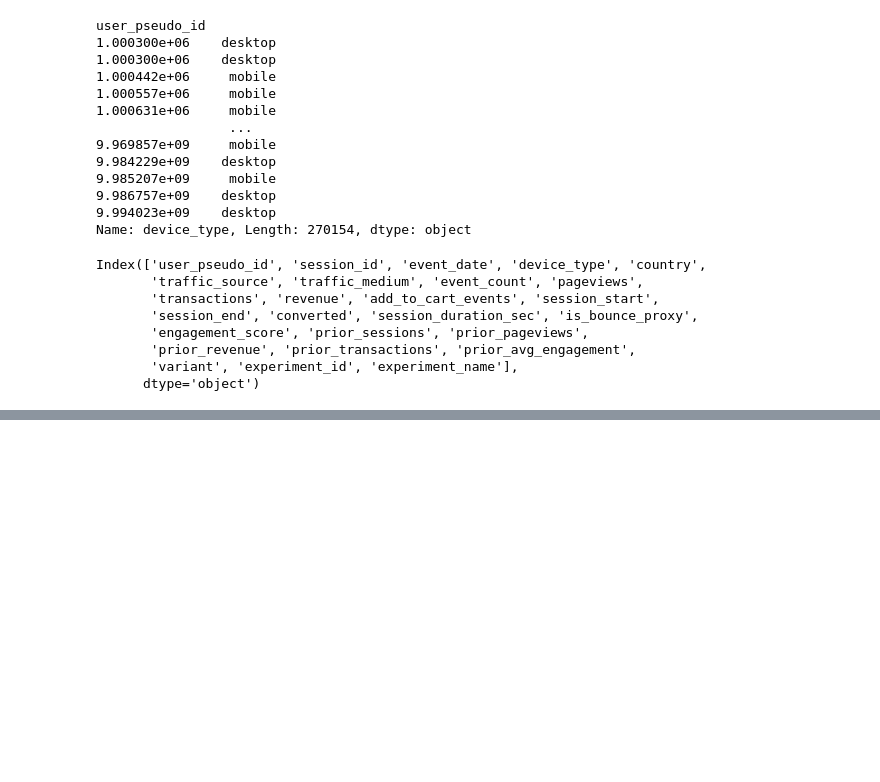
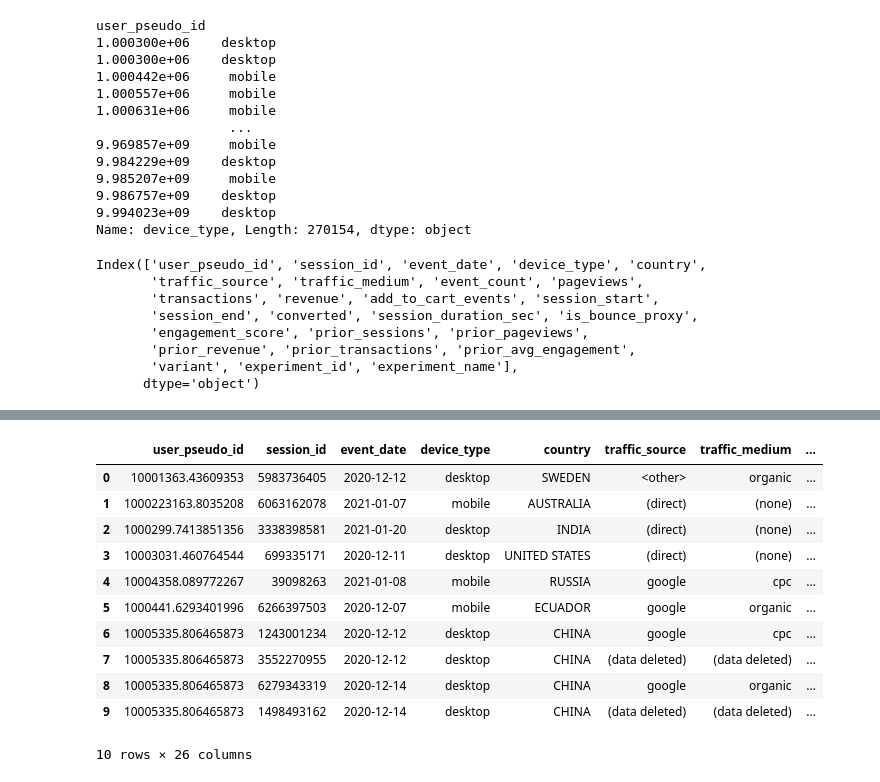
Before and after one commit to c0linhu1/LiftLab, a Jupyter notebook: exploring.ipynb, the cells around one changed output, grey strips where cells are left out. Drawn from its saved outputs; the diff is of its cells as text; code cells hidden in the pictures; blank space fills up the shorter version.

```diff
--- a/exploring.ipynb
+++ b/exploring.ipynb
@@ -205,0 +214,2 @@ Index(['user_pseudo_id', 'session_id', 'event_date', 'device_type', 'country',
+# %%
+df = simulate_treatment_effects(df)
@@ -205,0 +247,15 @@ Index(['user_pseudo_id', 'session_id', 'event_date', 'device_type', 'country',
+# %%
+df.head(10)
+# %% [output]
+|  | user_pseudo_id | session_id | event_date | device_type | country | traffic_source | traffic_medium | ... |
+| 0 | 10001363.43609353 | 5983736405 | 2020-12-12 | desktop | SWEDEN | <other> | organic | ... |
+| 1 | 1000223163.8035208 | 6063162078 | 2021-01-07 | mobile | AUSTRALIA | (direct) | (none) | ... |
+| 2 | 1000299.7413851356 | 3338398581 | 2021-01-20 | desktop | INDIA | (direct) | (none) | ... |
+| 3 | 10003031.460764544 | 699335171 | 2020-12-11 | desktop | UNITED STATES | (direct) | (none) | ... |
+| 4 | 10004358.089772267 | 39098263 | 2021-01-08 | mobile | RUSSIA | google | cpc | ... |
+| 5 | 1000441.6293401996 | 6266397503 | 2020-12-07 | mobile | ECUADOR | google | organic | ... |
+| 6 | 10005335.806465873 | 1243001234 | 2020-12-12 | desktop | CHINA | google | cpc | ... |
+| 7 | 10005335.806465873 | 3552270955 | 2020-12-12 | desktop | CHINA | (data deleted) | (data deleted) | ... |
+| 8 | 10005335.806465873 | 6279343319 | 2020-12-14 | desktop | CHINA | google | organic | ... |
+| 9 | 10005335.806465873 | 1498493162 | 2020-12-14 | desktop | CHINA | (data deleted) | (data deleted) | ... |
+10 rows × 26 columns
```
Also changed, not shown: parts of 3 cells of this notebook, 4 other files.
